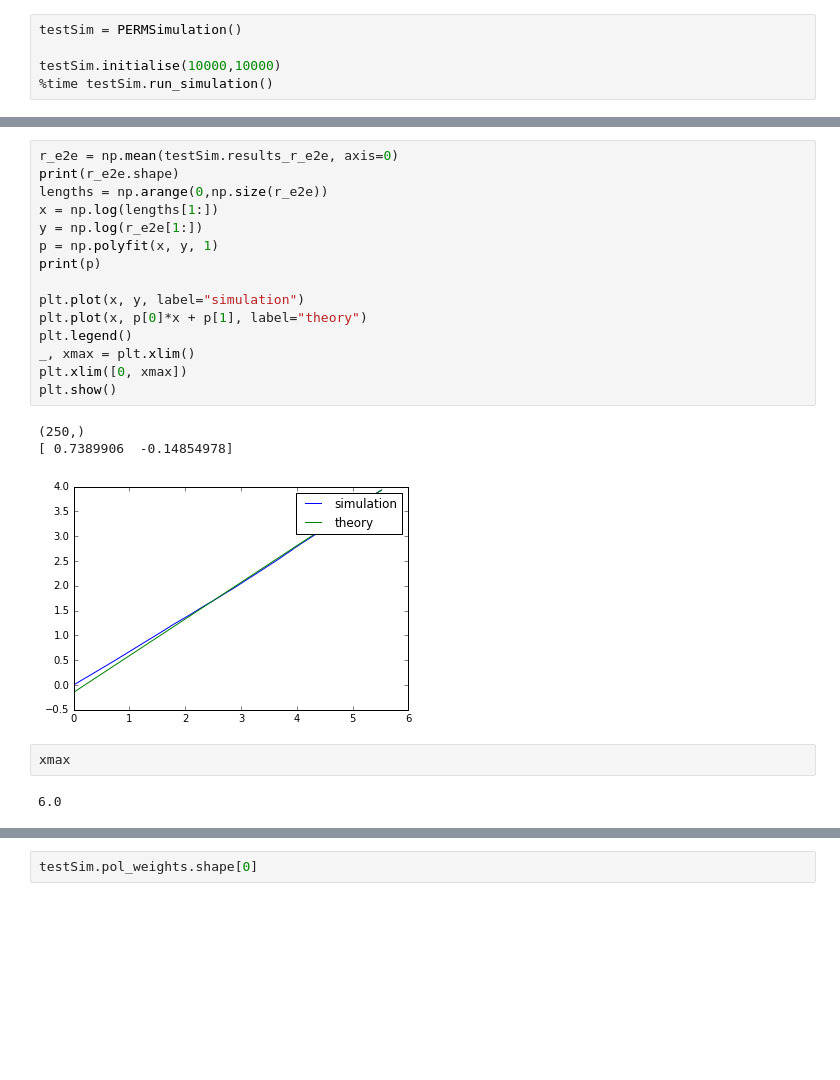
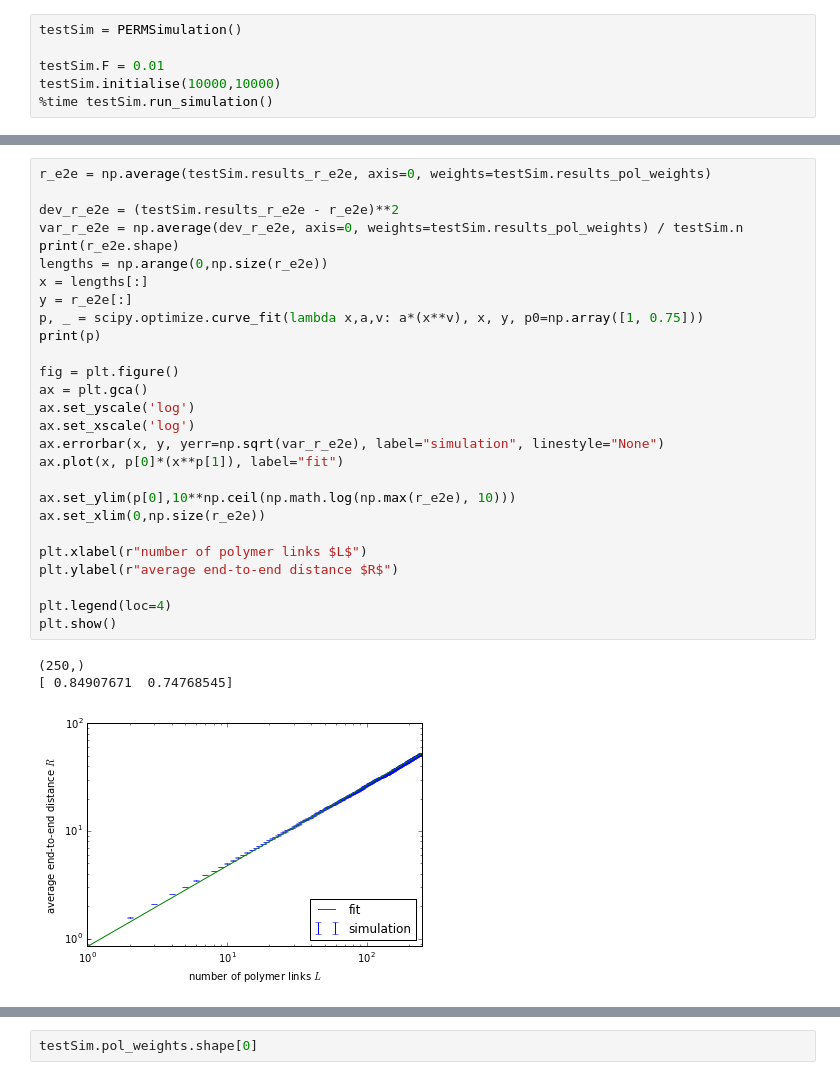
Before and after one commit to JesseSlim/comp-phys-2016-mc, a Jupyter notebook: PERMJesse.ipynb, the cells around one changed output, grey strips where cells are left out. Saved outputs shown, nothing was run; the diff lists cells and outputs as text; blank space fills up the shorter version.

```diff
--- a/PERMJesse.ipynb
+++ b/PERMJesse.ipynb
@@ -202,6 +18,7 @@ class PERMSimulation:
 # %%
 testSim = PERMSimulation()
 
+testSim.F = 0.01
 testSim.initialise(10000,10000)
 %time testSim.run_simulation()
 # %% [output]
@@ -231,24 +49,32 @@ Wall time: 3min 37s
-# %%
-r_e2e = np.mean(testSim.results_r_e2e, axis=0)
-print(r_e2e.shape)
-lengths = np.arange(0,np.size(r_e2e))
-x = np.log(lengths[1:])
-y = np.log(r_e2e[1:])
-p = np.polyfit(x, y, 1)
-print(p)
-
-plt.plot(x, y, label="simulation")
-plt.plot(x, p[0]*x + p[1], label="theory")
-plt.legend()
-_, xmax = plt.xlim()
-plt.xlim([0, xmax])
-plt.show()
-# %% [output]
-(250,)
-[ 0.7389906  -0.14854978]
-[figure, removed]
-# %%
-xmax
-# %% [output]
-6.0
+# %%
+r_e2e = np.average(testSim.results_r_e2e, axis=0, weights=testSim.results_pol_weights)
+
+dev_r_e2e = (testSim.results_r_e2e - r_e2e)**2
+var_r_e2e = np.average(dev_r_e2e, axis=0, weights=testSim.results_pol_weights) / testSim.n
+print(r_e2e.shape)
+lengths = np.arange(0,np.size(r_e2e))
+x = lengths[:]
+y = r_e2e[:]
+p, _ = scipy.optimize.curve_fit(lambda x,a,v: a*(x**v), x, y, p0=np.array([1, 0.75]))
+print(p)
+
+fig = plt.figure()
+ax = plt.gca()
+ax.set_yscale('log')
+ax.set_xscale('log')
+ax.errorbar(x, y, yerr=np.sqrt(var_r_e2e), label="simulation", linestyle="None")
+ax.plot(x, p[0]*(x**p[1]), label="fit")
+
+ax.set_ylim(p[0],10**np.ceil(np.math.log(np.max(r_e2e), 10)))
+ax.set_xlim(0,np.size(r_e2e))
+
+plt.xlabel(r"number of polymer links $L$")
+plt.ylabel(r"average end-to-end distance $R$")
+
+plt.legend(loc=4)
+plt.show()
+# %% [output]
+(250,)
+[ 0.84907671  0.74768545]
+[figure, added]
 # %%
```
Also changed, not shown: parts of 7 cells of this notebook, 2 other files.
